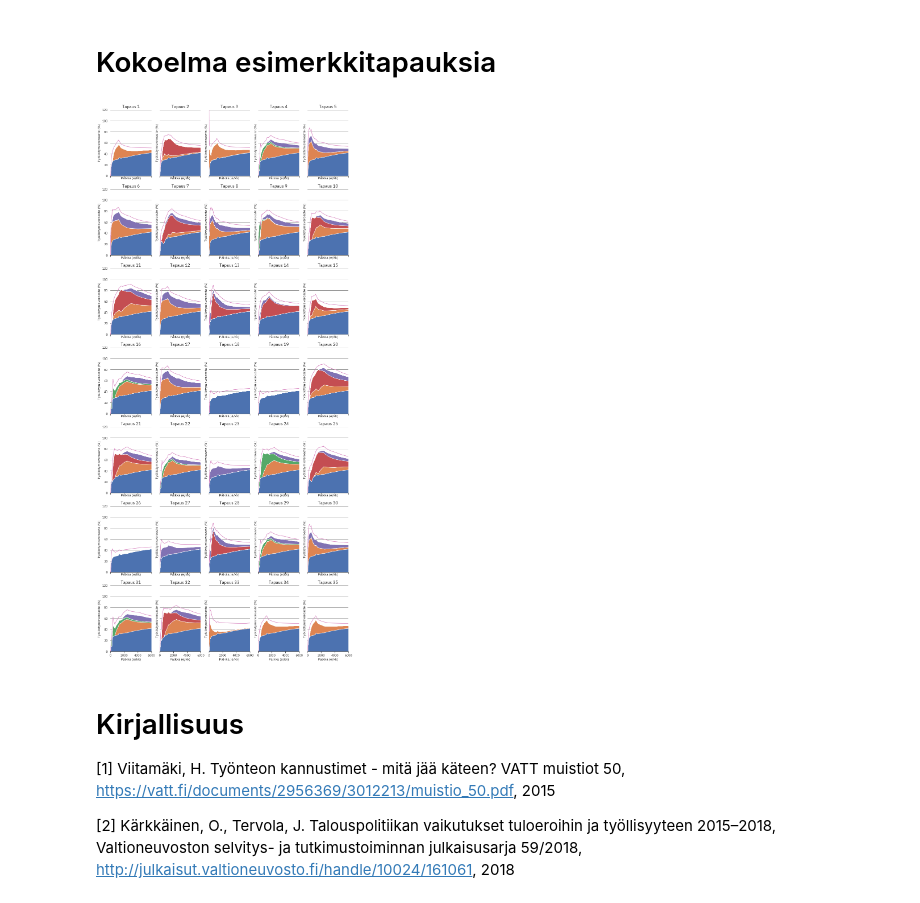
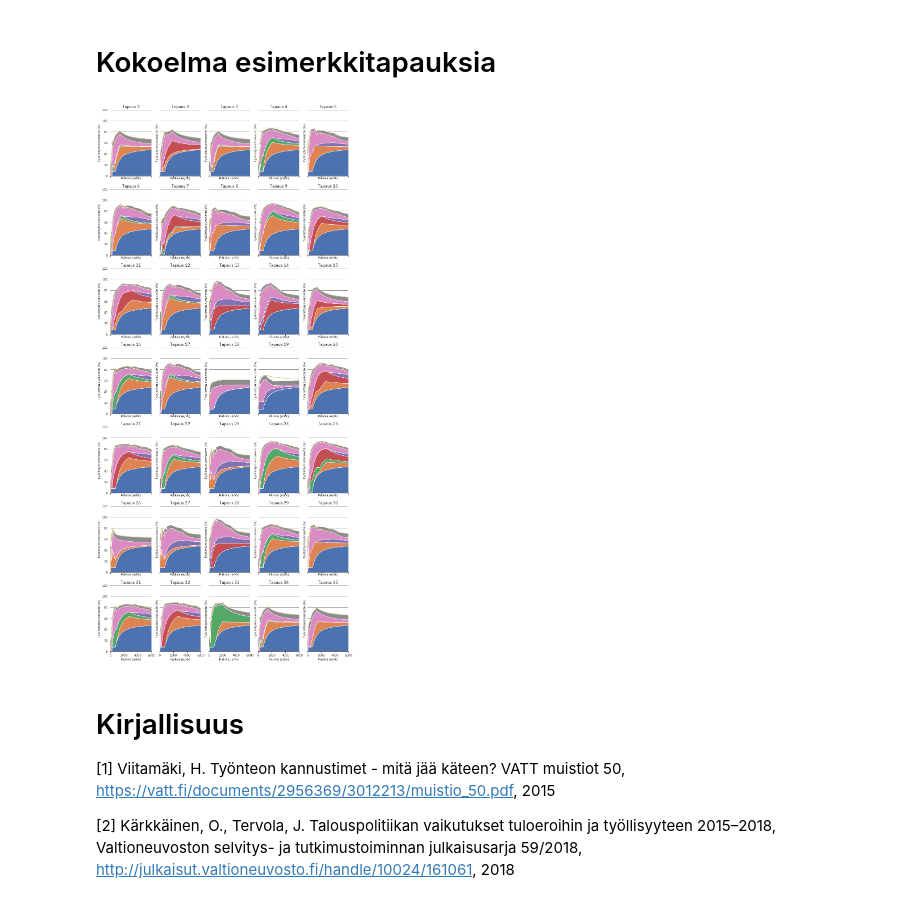
Before and after one commit to ajtanskanen/benefits, a Jupyter notebook: perustulo.ipynb, the cells around one changed output. Drawn from its saved outputs; the diff is of its cells as text; code cells hidden in the pictures.

Commit message:
universal credit & basic income

```diff
--- a/perustulo.ipynb
+++ b/perustulo.ipynb
@@ -41,7 +38,7 @@ Tarkastetaan vielä, millaisia parametrejä p:hen on syötetty
 Itse laskenta koostuu kahdesta rivistä koodia. Alustetaan objektia ben kirjastosta fin_benefits. Tämän jälkeen sitä voi kutsua laskemaan marginaalit ja plottamaan ne.
 # %%
 # Luokka Benefits() sisältää koodin
-year=2018
+year=2022
 baseline_ben=fin_benefits.Benefits()
 baseline_ben.set_year(year)
 marg=fin_benefits.Marginals(baseline_ben,year=year)
@@ -65,15 +62,15 @@ marg.laske_ja_plottaa_marginaalit(p)
 ## Perustulo
 # %%
 # Luokka Benefits() sisältää koodin
-#kw={'perustulomalli':'vihreat'}
+kw={'perustulomalli':'vihreat'}
 #kw={'perustulomalli':'Kela'}
-kw={'perustulomalli':'sotu'}
+#kw={'perustulomalli':'sotu'}
 #kw={'perustulomalli':'sotu_matala'}
 #kw={'perustulomalli':'asetettava','perustulo_asetettava':800}
 
 
 ben=fin_benefits.BasicIncomeBenefits(kwargs=kw)
-ben.set_year(2018)
+ben.set_year(year)
 basic_marg=fin_benefits.Marginals(ben,year=year)
 
 # ja lasketaan & plotataan tulokset
@@ -157,10 +138,10 @@ _,_,_,_=basic_marg.laske_ja_plottaa(p,basenetto=basenetto,baseeff=baseeff,
 # %%
 # tämän laskenta on aika hidasta
 plt.rcParams['figure.figsize'] = [15, 35]
-basic_marg.laske_ja_plottaa_hila(type='tva')
+basic_marg.laske_ja_plottaa_hila(type='tva',include_perustulo=True)
 plt.rcParams['figure.figsize'] = [10, 5]
 # %% [output]
-[figure, old version]
+[figure, new version]
 # %% [markdown]
 # Kirjallisuus
 
```
Also changed, not shown: parts of 15 cells of this notebook, 21 other files.
